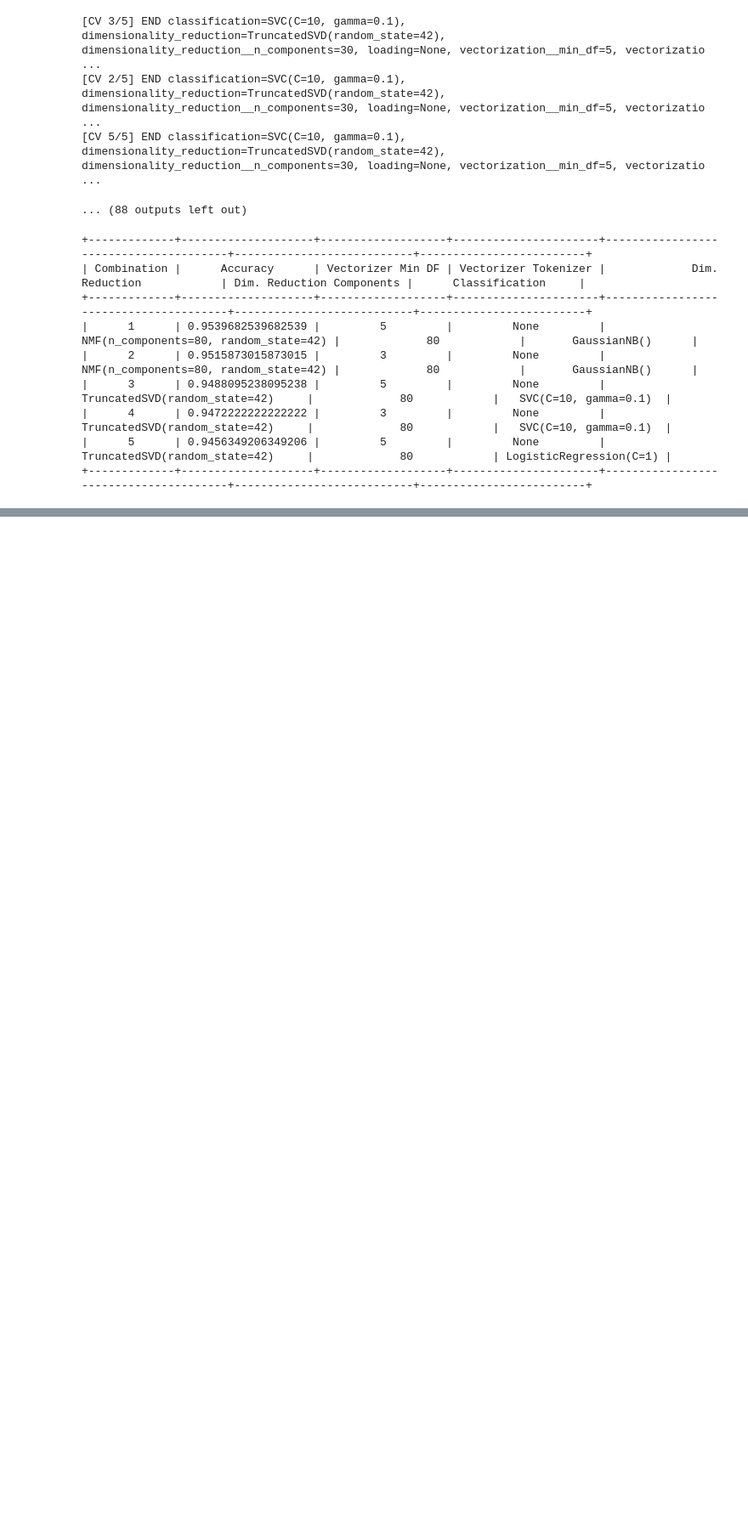
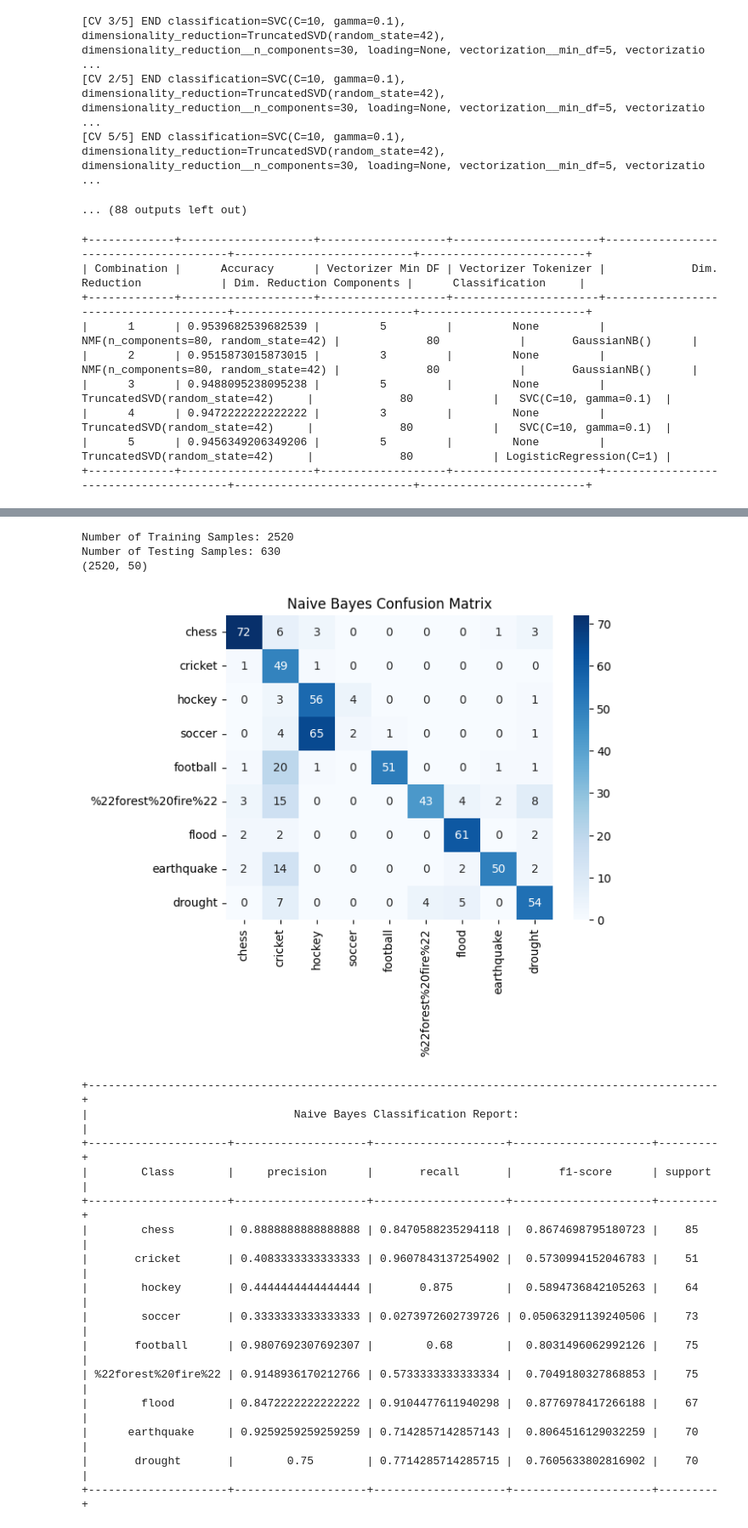
Before and after one commit to snawshad97/2023_2_Large-Scale-Data-Mining_ECE219, a Jupyter notebook: Projects/Project1/Project1_SNawshad_Q6-Q9.ipynb, the cells around one changed output, grey strips where cells are left out. Shown at 85% size. Saved outputs shown, nothing was run; the diff lists cells and outputs as text; code cells hidden in the pictures; blank space fills up the shorter version.

```diff
--- a/Projects/Project1/Project1_SNawshad_Q6-Q9.ipynb
+++ b/Projects/Project1/Project1_SNawshad_Q6-Q9.ipynb
@@ -784,0 +776,78 @@ dict_keys(['classification', 'dimensionality_reduction', 'dimensionality_reducti
+# %%
+########## Question 9 - Multiclass Classification
+import seaborn as sns
+from prettytable import PrettyTable
+from sklearn.metrics import confusion_matrix, classification_report
+
+multi_class_train, multi_class_test = train_test_split(df[["full_text","leaf_label_int"]], test_size=0.2)
+print("Number of Training Samples:", len(multi_class_train))
+print("Number of Testing Samples:", len(multi_class_test))
+
+# Preprocessing
+multi_class_train['clean'] = multi_class_train['full_text'].apply(lambda x:preprocess(x))
+word_count_vec_mtrain = vectorizer.fit_transform(multi_class_train['clean'])
+word_count_vec_mtrain_tf = tfidf_transformer.fit_transform(word_count_vec_mtrain)
+word_count_array_mtrain = word_count_vec_mtrain_tf.toarray()
+word_counts_mtrain = pd.DataFrame(data=word_count_array_mtrain, columns = vectorizer.get_feature_names_out())
+
+multi_class_test['clean'] = multi_class_test['full_text'].apply(lambda x:preprocess(x))
+word_count_vec_mtest = vectorizer.transform(multi_class_test['clean'])
+word_count_vec_mtest_tf = tfidf_transformer.transform(word_count_vec_mtest)
+word_count_array_mtest = word_count_vec_mtest_tf.toarray()
+word_counts_mtest = pd.DataFrame(data=word_count_array_mtest, columns = vectorizer.get_feature_names_out())
+
+k = 50
+from sklearn.decomposition import NMF
+nmf = NMF(n_components=k)
+Xmtrain_LSI = nmf.fit_transform(word_counts_mtrain)
+Xmtest_LSI = nmf.transform(word_counts_mtest)
+print(Xmtrain_LSI.shape)
+
+
+map_row_to_class = {0:"chess", 1:"cricket", 2:"hockey", 3:"soccer", 4:"football", 5:"%22forest%20fire%22", 6:"flood", 7:"earthquake", 8:"drought"}
+# Split the data into X (features) and y (labels)
+X_train = Xmtrain_LSI
+y_train = multi_class_train['leaf_label_int']
+X_test = Xmtest_LSI
+y_test = multi_class_test['leaf_label_int']
+# %% [output]
+Number of Training Samples: 2520
+Number of Testing Samples: 630
+(2520, 50)
+# %%
+########## Question 9 - Multiclass Classification - Train and test a Naive Bayes classifier
+from sklearn.naive_bayes import MultinomialNB
+nb_clf = MultinomialNB()
+nb_clf.fit(X_train, y_train)
+y_pred_nb = nb_clf.predict(X_test)
+
+# Print Naive Bayes confusion matrix with heatmap
+nb_cm = confusion_matrix(y_test, y_pred_nb)
+sns.heatmap(nb_cm, annot=True, cmap="Blues", fmt='g', xticklabels=list(map_row_to_class.values()), yticklabels=list(map_row_to_class.values()))
+plt.title('Naive Bayes Confusion Matrix')
+plt.show()
+# Print Naive Bayes classification report with prettytable
+nb_cr = classification_report(y_test, y_pred_nb, target_names=list(map_row_to_class.values()), output_dict=True)
+nb_pt = PrettyTable()
+nb_pt.field_names = ["Class"] + list(nb_cr[list(map_row_to_class.values())[0]].keys())
+for label in map_row_to_class.values():
+    nb_pt.add_row([label] + list(nb_cr[label].values()))
+nb_pt.title = "Naive Bayes Classification Report:"
+print(nb_pt)
+# %% [output]
+[figure, added]
++-----------------------------------------------------------------------------------------------+
+|                               Naive Bayes Classification Report:                              |
++---------------------+--------------------+--------------------+---------------------+---------+
+|        Class        |     precision      |       recall       |       f1-score      | support |
++---------------------+--------------------+--------------------+---------------------+---------+
+|        chess        | 0.8888888888888888 | 0.8470588235294118 |  0.8674698795180723 |    85   |
+|       cricket       | 0.4083333333333333 | 0.9607843137254902 |  0.5730994152046783 |    51   |
+|        hockey       | 0.4444444444444444 |       0.875        |  0.5894736842105263 |    64   |
+|        soccer       | 0.3333333333333333 | 0.0273972602739726 | 0.05063291139240506 |    73   |
+|       football      | 0.9807692307692307 |        0.68        |  0.8031496062992126 |    75   |
+| %22forest%20fire%22 | 0.9148936170212766 | 0.5733333333333334 |  0.7049180327868853 |    75   |
+|        flood        | 0.8472222222222222 | 0.9104477611940298 |  0.8776978417266188 |    67   |
+|      earthquake     | 0.9259259259259259 | 0.7142857142857143 |  0.8064516129032259 |    70   |
+|       drought       |        0.75        | 0.7714285714285715 |  0.7605633802816902 |    70   |
++---------------------+--------------------+--------------------+---------------------+---------+
```
Also changed, not shown: parts of 4 cells of this notebook.
